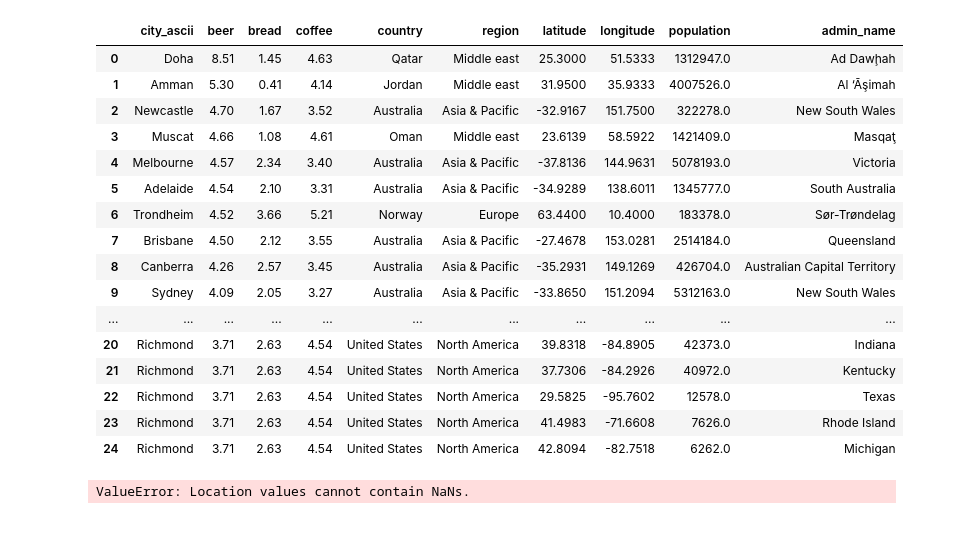
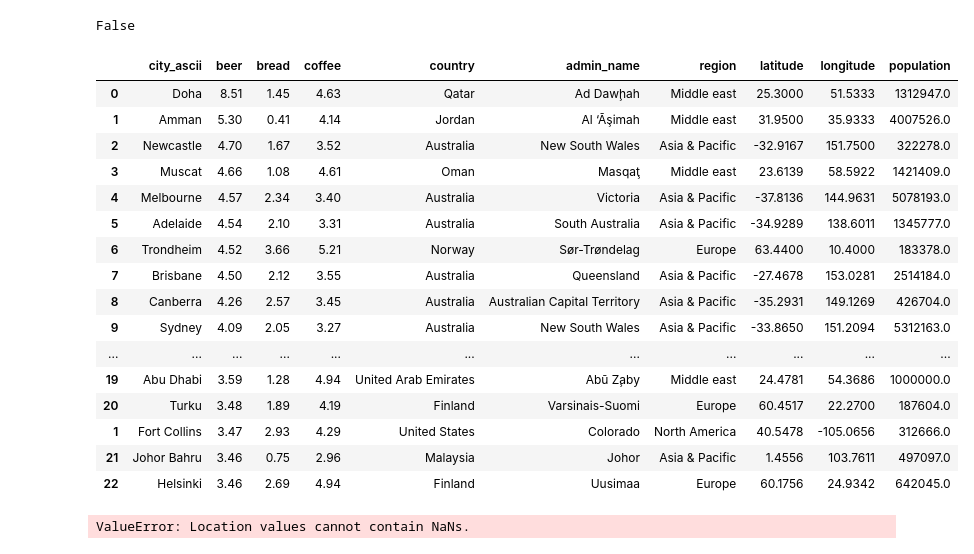
Before and after one commit to christalee/cost-of-drinking, a Jupyter notebook: cola-map.ipynb, the cells around one changed output. Drawn from its saved outputs; the diff is of its cells as text; code cells hidden in the pictures.

Commit message:
Unstuck on merging dataframes w/ admin_name

```diff
--- a/cola-map.ipynb
+++ b/cola-map.ipynb
@@ -22,0 +28,21 @@ city_data = pd.read_csv('data/city-data/world-cities-data.csv')
+# %%
+# for US cities, generate a list of unabbreviated state names
+def state_unabbr(state):
+    abbr = pd.read_table("data/us-state-abbr.tsv", names=['abbr', 'name'], header=0)
+    name = abbr.loc[abbr['abbr'] == state, 'name']
+    if len(name) > 0:
+        return name.values[0]
+    else:
+        return np.nan
+
+states = []
+for i in split:
+    if i[-1] == "United States":
+        states.append(state_unabbr(i[1]))
+# %%
+# separate numbeo into US and non-US cities
+# for US cities, add states under admin_name, then merge with city_data latitude, longitude, region, and population
+numbeo_us = numbeo[numbeo['country'] == 'United States']
+numbeo_us["admin_name"] = states
+us_cols = ["city_ascii", 'country','region', 'latitude', 'longitude', 'population', 'admin_name']
+numbeo_us = pd.merge(numbeo_us, city_data[us_cols], how='left', on=['city_ascii', 'country', 'admin_name'])
@@ -23,3 +54,5 @@ city_data = pd.read_csv('data/city-data/world-cities-data.csv')
 # %%
-numbeo = numbeo.rename(columns={"city": "city_ascii"})
-numbeo = pd.merge(numbeo, city_data[["city_ascii", 'country','region', 'latitude', 'longitude', 'population', "admin_name"]], how='left', on=['city_ascii', 'country'])
+# for non-US cities, don't match on admin_name
+numbeo_globe = numbeo[numbeo['country'] != "United States"]
+globe_cols = ["city_ascii", 'country','region', 'latitude', 'longitude', 'population', "admin_name"]
+numbeo_globe = pd.merge(numbeo_globe, city_data[globe_cols], how='left', on=['city_ascii', 'country'])
@@ -33,22 +59,29 @@ numbeo = pd.merge(numbeo, city_data[["city_ascii", 'country','region', 'latitude
-# %%
-numbeo.head(25)
-# %% [output]
-|  | city_ascii | beer | bread | coffee | country | region | latitude | longitude | population | admin_name |
-| 0 | Doha | 8.51 | 1.45 | 4.63 | Qatar | Middle east | 25.3000 | 51.5333 | 1312947.0 | Ad Dawḩah |
-| 1 | Amman | 5.30 | 0.41 | 4.14 | Jordan | Middle east | 31.9500 | 35.9333 | 4007526.0 | Al ‘Āşimah |
-| 2 | Newcastle | 4.70 | 1.67 | 3.52 | Australia | Asia & Pacific | -32.9167 | 151.7500 | 322278.0 | New South Wales |
-| 3 | Muscat | 4.66 | 1.08 | 4.61 | Oman | Middle east | 23.6139 | 58.5922 | 1421409.0 | Masqaţ |
-| 4 | Melbourne | 4.57 | 2.34 | 3.40 | Australia | Asia & Pacific | -37.8136 | 144.9631 | 5078193.0 | Victoria |
-| 5 | Adelaide | 4.54 | 2.10 | 3.31 | Australia | Asia & Pacific | -34.9289 | 138.6011 | 1345777.0 | South Australia |
-| 6 | Trondheim | 4.52 | 3.66 | 5.21 | Norway | Europe | 63.4400 | 10.4000 | 183378.0 | Sør-Trøndelag |
-| 7 | Brisbane | 4.50 | 2.12 | 3.55 | Australia | Asia & Pacific | -27.4678 | 153.0281 | 2514184.0 | Queensland |
-| 8 | Canberra | 4.26 | 2.57 | 3.45 | Australia | Asia & Pacific | -35.2931 | 149.1269 | 426704.0 | Australian Capital Territory |
-| 9 | Sydney | 4.09 | 2.05 | 3.27 | Australia | Asia & Pacific | -33.8650 | 151.2094 | 5312163.0 | New South Wales |
-| ... | ... | ... | ... | ... | ... | ... | ... | ... | ... | ... |
-| 20 | Richmond | 3.71 | 2.63 | 4.54 | United States | North America | 39.8318 | -84.8905 | 42373.0 | Indiana |
-| 21 | Richmond | 3.71 | 2.63 | 4.54 | United States | North America | 37.7306 | -84.2926 | 40972.0 | Kentucky |
-| 22 | Richmond | 3.71 | 2.63 | 4.54 | United States | North America | 29.5825 | -95.7602 | 12578.0 | Texas |
-| 23 | Richmond | 3.71 | 2.63 | 4.54 | United States | North America | 41.4983 | -71.6608 | 7626.0 | Rhode Island |
-| 24 | Richmond | 3.71 | 2.63 | 4.54 | United States | North America | 42.8094 | -82.7518 | 6262.0 | Michigan |
+# %%
+# I don't know why they aren't the same length after they're reunited
+# probably some duplicated values in numbeo_globe due to ambiguities in city, country
+numbeo_admin = pd.concat([numbeo_us, numbeo_globe])
+len(numbeo) == len(numbeo_admin)
+# %% [output]
+False
+# %%
+numbeo_admin.sort_values('beer', ascending=False).head(25)
+# %% [output]
+|  | city_ascii | beer | bread | coffee | country | admin_name | region | latitude | longitude | population |
+| 0 | Doha | 8.51 | 1.45 | 4.63 | Qatar | Ad Dawḩah | Middle east | 25.3000 | 51.5333 | 1312947.0 |
+| 1 | Amman | 5.30 | 0.41 | 4.14 | Jordan | Al ‘Āşimah | Middle east | 31.9500 | 35.9333 | 4007526.0 |
+| 2 | Newcastle | 4.70 | 1.67 | 3.52 | Australia | New South Wales | Asia & Pacific | -32.9167 | 151.7500 | 322278.0 |
+| 3 | Muscat | 4.66 | 1.08 | 4.61 | Oman | Masqaţ | Middle east | 23.6139 | 58.5922 | 1421409.0 |
+| 4 | Melbourne | 4.57 | 2.34 | 3.40 | Australia | Victoria | Asia & Pacific | -37.8136 | 144.9631 | 5078193.0 |
+| 5 | Adelaide | 4.54 | 2.10 | 3.31 | Australia | South Australia | Asia & Pacific | -34.9289 | 138.6011 | 1345777.0 |
+| 6 | Trondheim | 4.52 | 3.66 | 5.21 | Norway | Sør-Trøndelag | Europe | 63.4400 | 10.4000 | 183378.0 |
+| 7 | Brisbane | 4.50 | 2.12 | 3.55 | Australia | Queensland | Asia & Pacific | -27.4678 | 153.0281 | 2514184.0 |
+| 8 | Canberra | 4.26 | 2.57 | 3.45 | Australia | Australian Capital Territory | Asia & Pacific | -35.2931 | 149.1269 | 426704.0 |
+| 9 | Sydney | 4.09 | 2.05 | 3.27 | Australia | New South Wales | Asia & Pacific | -33.8650 | 151.2094 | 5312163.0 |
+| ... | ... | ... | ... | ... | ... | ... | ... | ... | ... | ... |
+| 19 | Abu Dhabi | 3.59 | 1.28 | 4.94 | United Arab Emirates | Abū Z̧aby | Middle east | 24.4781 | 54.3686 | 1000000.0 |
+| 20 | Turku | 3.48 | 1.89 | 4.19 | Finland | Varsinais-Suomi | Europe | 60.4517 | 22.2700 | 187604.0 |
+| 1 | Fort Collins | 3.47 | 2.93 | 4.29 | United States | Colorado | North America | 40.5478 | -105.0656 | 312666.0 |
+| 21 | Johor Bahru | 3.46 | 0.75 | 2.96 | Malaysia | Johor | Asia & Pacific | 1.4556 | 103.7611 | 497097.0 |
+| 22 | Helsinki | 3.46 | 2.69 | 4.94 | Finland | Uusimaa | Europe | 60.1756 | 24.9342 | 642045.0 |
 # %%
 numbeo.to_csv("data/numbeo.csv")
```
Also changed, not shown: parts of 7 cells of this notebook, 3 other files.
